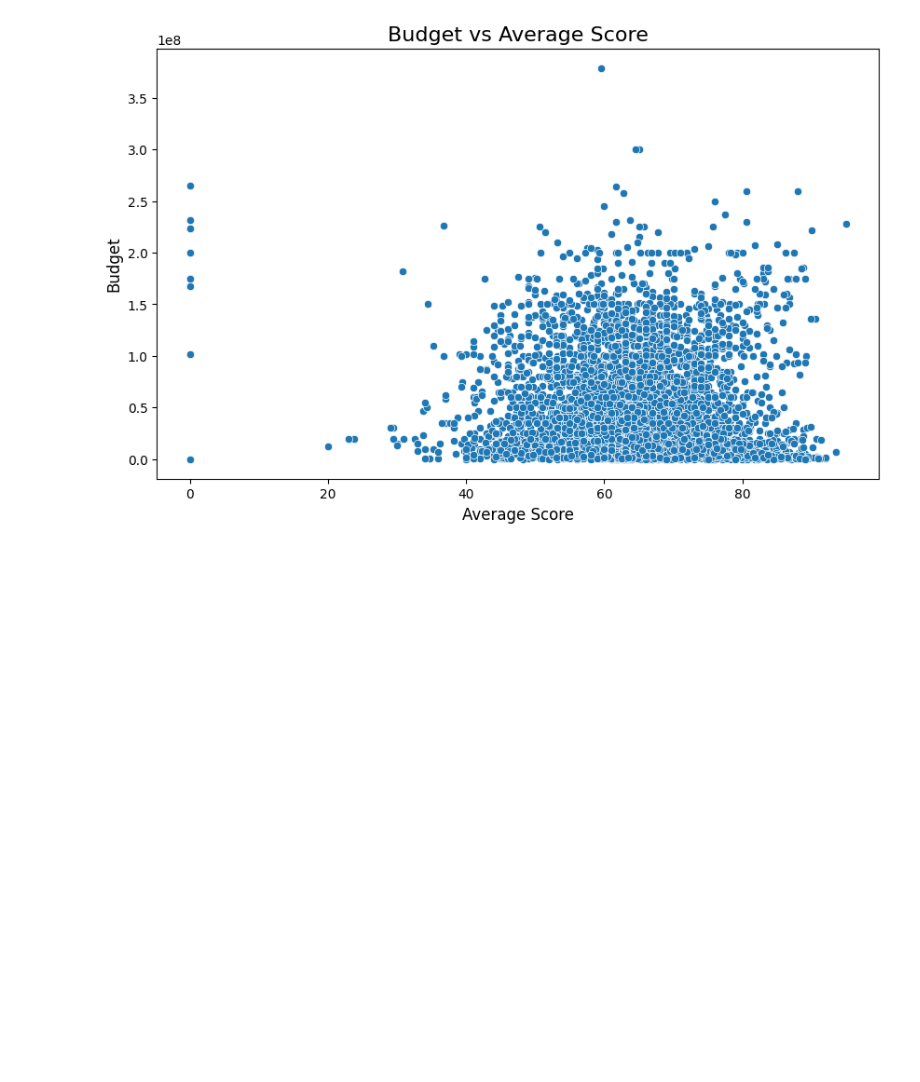
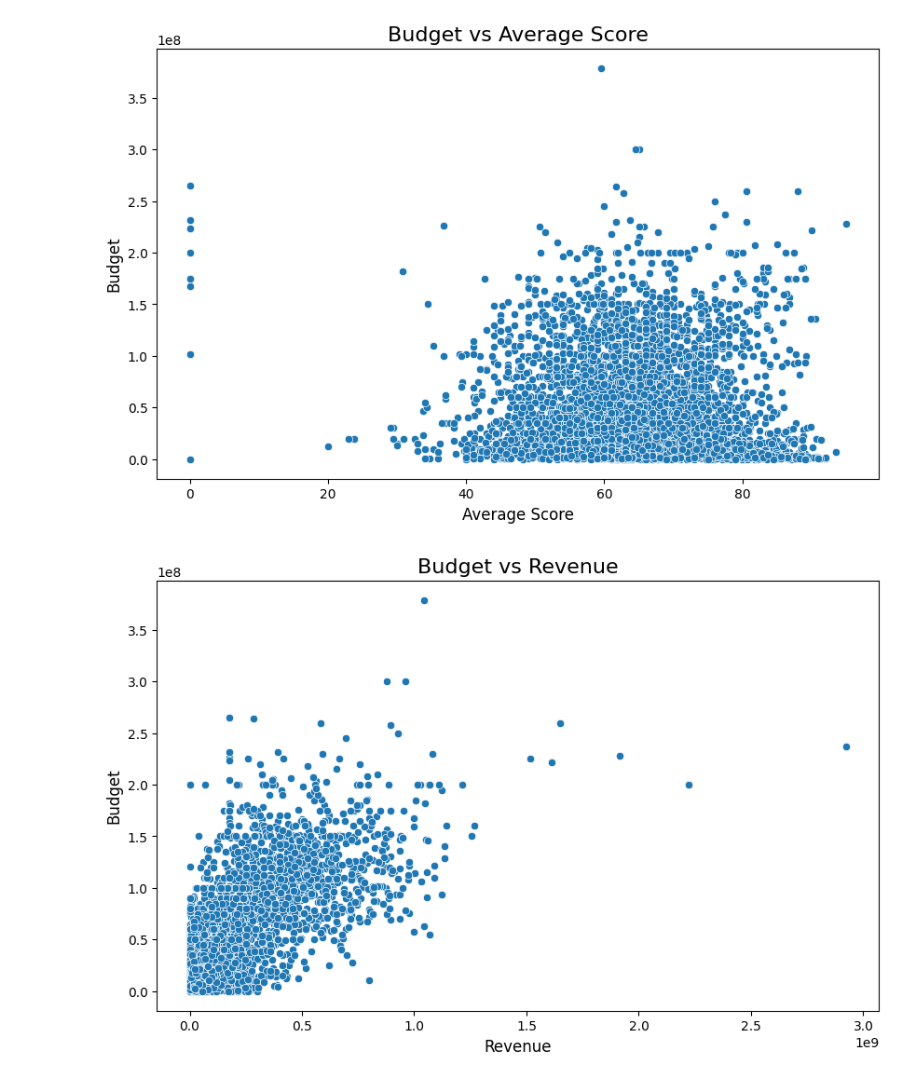
Before and after one commit to epfl-ada/ada-2024-project-bluesweater, a Jupyter notebook: src/sections/budget.ipynb, the cells around one changed output. Cells and saved outputs as stored; diff of their text form; code cells hidden in the pictures; blank space fills up the shorter version.

Commit message:
Update to budget section and adding seasonal timing section

```diff
--- a/src/sections/budget.ipynb
+++ b/src/sections/budget.ipynb
@@ -303,11 +305,13 @@ plt.show()
 # %%
 # Removing rows where budget is NaN
 df_filtered_pt4 = df_merged.dropna(subset=['revenue','budget_x'])
 
 # Creating a scatter plot
 plt.figure(figsize=(10, 6))
 sns.scatterplot(data=df_filtered_pt4, x='revenue', y='budget_x')
-plt.title('Budget vs Average Score', fontsize=16)
-plt.xlabel('Average Score', fontsize=12)
+plt.title('Budget vs Revenue', fontsize=16)
+plt.xlabel('Revenue', fontsize=12)
 plt.ylabel('Budget', fontsize=12)
 plt.show()
+# %% [output]
+[figure, added]
```
Also changed, not shown: parts of 4 cells of this notebook, 1 other file.
